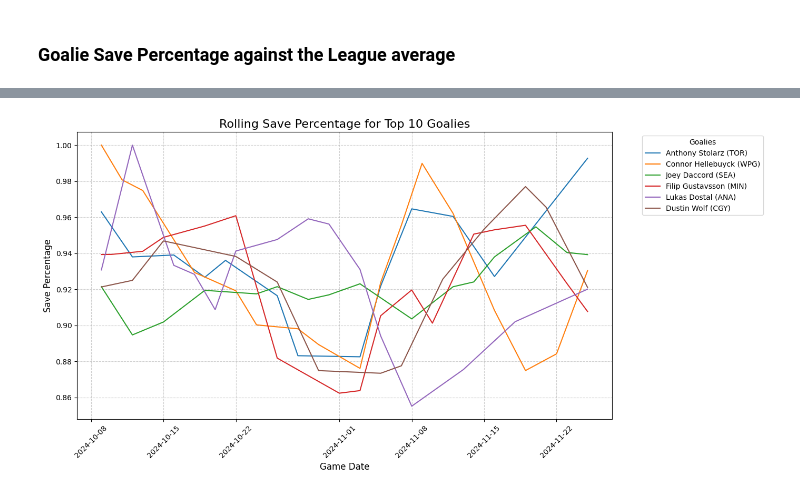
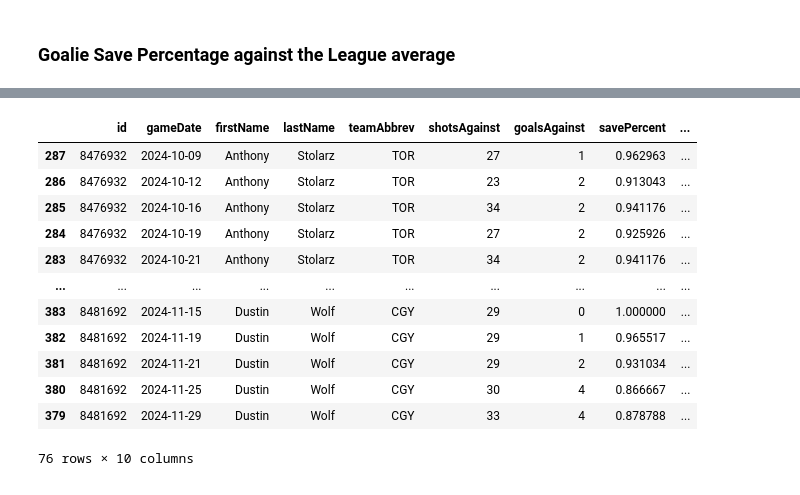
Before and after one commit to eugene-petrov-me/myprojects, a Jupyter notebook: dev/nhl-api/nhl-api.ipynb, the cells around one changed output, grey strips where cells are left out. Drawn from its saved outputs; the diff is of its cells as text; code cells hidden in the pictures.

```diff
--- a/dev/nhl-api/nhl-api.ipynb
+++ b/dev/nhl-api/nhl-api.ipynb
@@ -1396,3 +1378,3 @@ array([8476932, 8476945, 8478916, 8479406, 8480843, 8481692])
 # %%
-top10_goalies_save_pct_logs['savePercent'] = 1 - top10_goalies_save_pct_logs['goalsAgainst'] / top10_goalies_save_pct_logs ['shotsAgainst']
+top5_goalies_save_pct_logs['savePercent'] = 1 - top5_goalies_save_pct_logs['goalsAgainst'] / top5_goalies_save_pct_logs ['shotsAgainst']
 # %%
@@ -1413,5 +1395,5 @@ Name: savePercent, Length: 86, dtype: float64
 # %%
-top10_goalies_save_pct_logs['rollingSavePercent'] = top10_goalies_save_pct_logs.groupby('id')['savePercent'].rolling(window=3, min_periods=1).mean().reset_index(level=0, drop=True)
+top5_goalies_save_pct_logs['rollingSavePercent'] = top5_goalies_save_pct_logs.groupby('id')['savePercent'].rolling(window=5, min_periods=1).mean().reset_index(level=0, drop=True)
 # %%
-top10_goalies_save_pct_logs['label'] = top10_goalies_save_pct_logs['firstName'] + ' ' + top10_goalies_save_pct_logs['lastName'] + ' (' + top10_goalies_save_pct_logs['teamAbbrev'] + ')'
+top5_goalies_save_pct_logs['label'] = top5_goalies_save_pct_logs['firstName'] + ' ' + top5_goalies_save_pct_logs['lastName'] + ' (' + top5_goalies_save_pct_logs['teamAbbrev'] + ')'
 # %%
@@ -1439 +1421,17 @@ top10_goalies_save_pct_logs = top10_goalies_save_pct_logs.astype({'gameDate': 'd
+# %%
+top5_goalies_save_pct_logs
+# %% [output]
+|  | id | gameDate | firstName | lastName | teamAbbrev | shotsAgainst | goalsAgainst | savePercent | ... |
+| 287 | 8476932 | 2024-10-09 | Anthony | Stolarz | TOR | 27 | 1 | 0.962963 | ... |
+| 286 | 8476932 | 2024-10-12 | Anthony | Stolarz | TOR | 23 | 2 | 0.913043 | ... |
+| 285 | 8476932 | 2024-10-16 | Anthony | Stolarz | TOR | 34 | 2 | 0.941176 | ... |
+| 284 | 8476932 | 2024-10-19 | Anthony | Stolarz | TOR | 27 | 2 | 0.925926 | ... |
+| 283 | 8476932 | 2024-10-21 | Anthony | Stolarz | TOR | 34 | 2 | 0.941176 | ... |
+| ... | ... | ... | ... | ... | ... | ... | ... | ... | ... |
+| 383 | 8481692 | 2024-11-15 | Dustin | Wolf | CGY | 29 | 0 | 1.000000 | ... |
+| 382 | 8481692 | 2024-11-19 | Dustin | Wolf | CGY | 29 | 1 | 0.965517 | ... |
+| 381 | 8481692 | 2024-11-21 | Dustin | Wolf | CGY | 29 | 2 | 0.931034 | ... |
+| 380 | 8481692 | 2024-11-25 | Dustin | Wolf | CGY | 30 | 4 | 0.866667 | ... |
+| 379 | 8481692 | 2024-11-29 | Dustin | Wolf | CGY | 33 | 4 | 0.878788 | ... |
+76 rows × 10 columns
 # %%
@@ -1460,25 +1454,0 @@ top10_goalies_save_pct_logs_aligned['label'] = (
-# %%
-fig, ax = plt.subplots(figsize=(14,7))
-
-for id, group in top10_goalies_save_pct_logs_aligned.groupby('id'):
-    group_label = group['label'][group['label'].notnull()].unique()
-    ax.plot(
-        group['gameDate'],
-        group['rollingSavePercent'],
-        label=group_label
-        )
-
-ax.set_title('Rolling Save Percentage for Top 10 Goalies', fontsize=16)
-ax.set_xlabel('Game Date', fontsize=12)
-ax.set_ylabel('Save Percentage', fontsize=12)
-
-# Format x-axis for better readability
-ax.tick_params(axis='x', rotation=45)
-
-ax.legend(title="Goalies", bbox_to_anchor=(1.05, 1), loc='upper left', fontsize=10)
-ax.grid(True, linestyle='--', alpha=0.6)
-
-plt.tight_layout()
-plt.show()
-# %% [output]
-[figure, removed]
```
Also changed, not shown: parts of 66 cells of this notebook, 3 other files.
